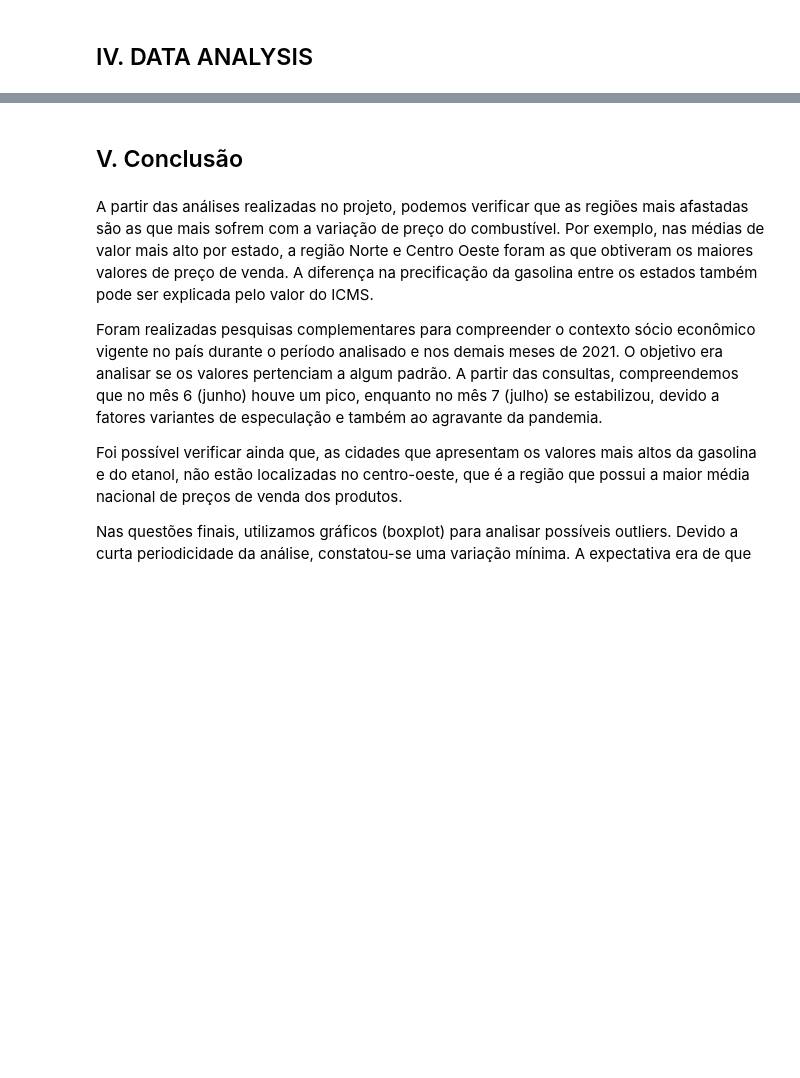
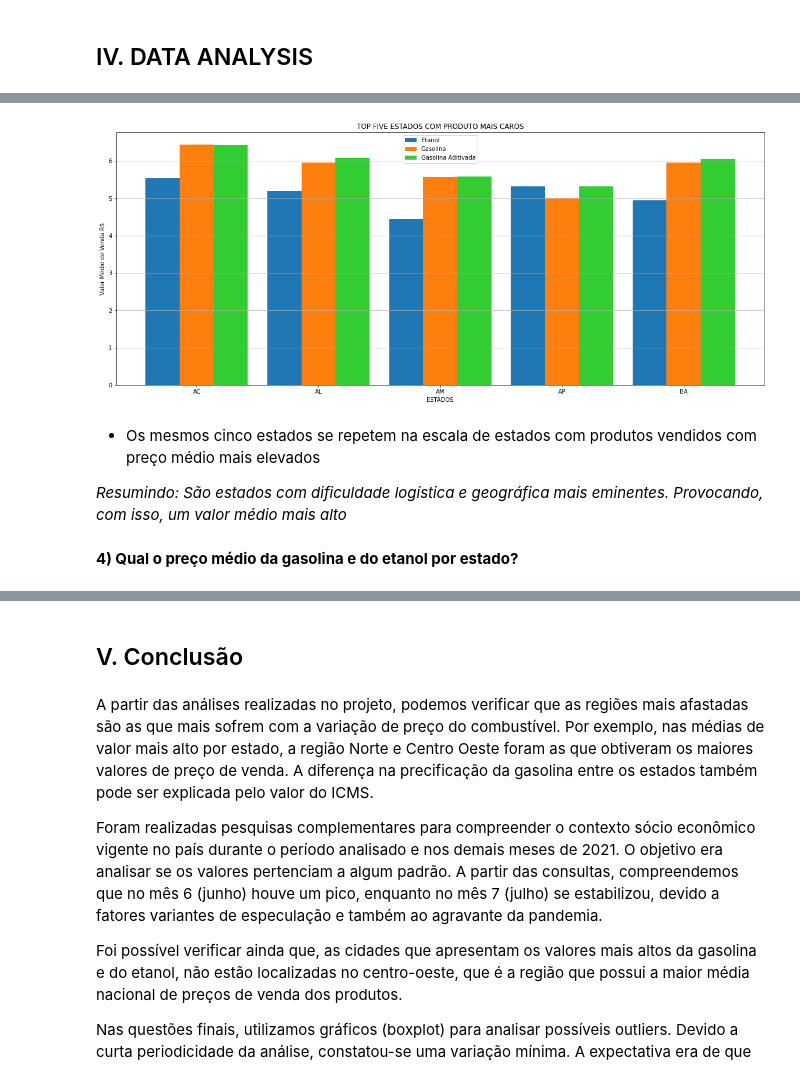
Before and after one commit to jonathaslkc/Projeto_Modulo_IV, a Jupyter notebook: projeto_modulo4_pandas.ipynb, the cells around one changed output, grey strips where cells are left out. Cells and saved outputs as stored; diff of their text form; code cells hidden in the pictures; blank space fills up the shorter version.

```diff
--- a/projeto_modulo4_pandas.ipynb
+++ b/projeto_modulo4_pandas.ipynb
@@ -534,0 +371,10 @@ Notamos que os valores, diferentemente da gasolina que era abaixo do valor médi
+# %%
+selGerEta = dfGasol['Produto'] == 'ETANOL'
+selGerGas = dfGasol['Produto'] == 'GASOLINA'
+selGerAdi = dfGasol['Produto'] == 'GASOLINA ADITIVADA'
+dadosGerEta = dfGasol[selGerEta]
+dadosGerGas = dfGasol[selGerGas]
+dadosGerAdi = dfGasol[selGerAdi]
+# %%
+Etanol = dadosGerEta.groupby(['Estado - Sigla'])['Valor de Venda'].mean().head(5)
+Etanol
@@ -534,0 +389,3 @@ Notamos que os valores, diferentemente da gasolina que era abaixo do valor médi
+# %%
+Gasolina = dadosGerGas.groupby(['Estado - Sigla'])['Valor de Venda'].mean().head(5)
+Gasolina
@@ -534,0 +400,3 @@ Notamos que os valores, diferentemente da gasolina que era abaixo do valor médi
+# %%
+Aditivada = dadosGerAdi.groupby(['Estado - Sigla'])['Valor de Venda'].mean().head(5)
+Aditivada
@@ -534,0 +411,24 @@ Notamos que os valores, diferentemente da gasolina que era abaixo do valor médi
+# %%
+#Overview em Gráfico
+wid = 0.28
+r1 = np.arange(len(Etanol.index))
+r2 = [x + wid for x in r1]
+r3 = [x + wid for x in r2]
+plt.bar(r1, Etanol, width = wid, label = 'Etanol')
+plt.bar(r2, Gasolina, width = wid, label = 'Gasolina')
+plt.bar(r3, Aditivada, width = wid, label = 'Gasolina Aditivada', color = '#32CD32')
+plt.xticks([r + wid for r in range(len(Etanol.index))], Etanol.index.sort_values())
+plt.ylabel('Valor Médio de Venda R$')
+plt.xlabel('ESTADOS')
+plt.title('TOP FIVE ESTADOS COM PRODUTO MAIS CAROS')
+plt.legend()
+plt.grid(axis = 'y')
+plt.show()
+# %% [output]
+[figure, added]
+# %% [markdown]
+- Os mesmos cinco estados se repetem na escala de estados com produtos vendidos com preço médio mais elevados
+
+*Resumindo: São estados com dificuldade logística e geográfica mais eminentes. Provocando, com isso, um valor médio mais alto*
+# %% [markdown]
+**4) Qual o preço médio da gasolina e do etanol por estado?**
```
Also changed, not shown: parts of 150 cells of this notebook.
